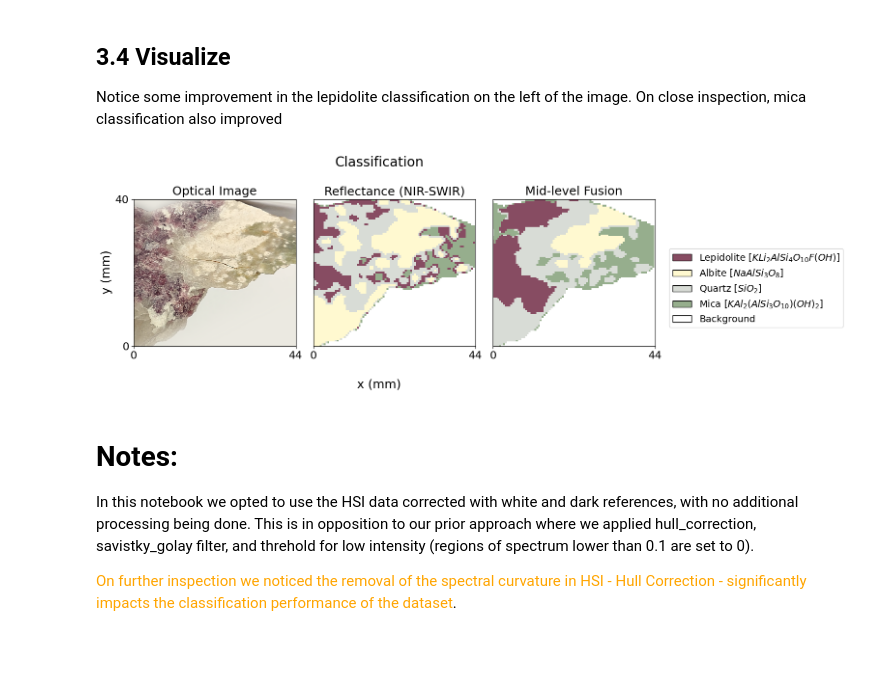
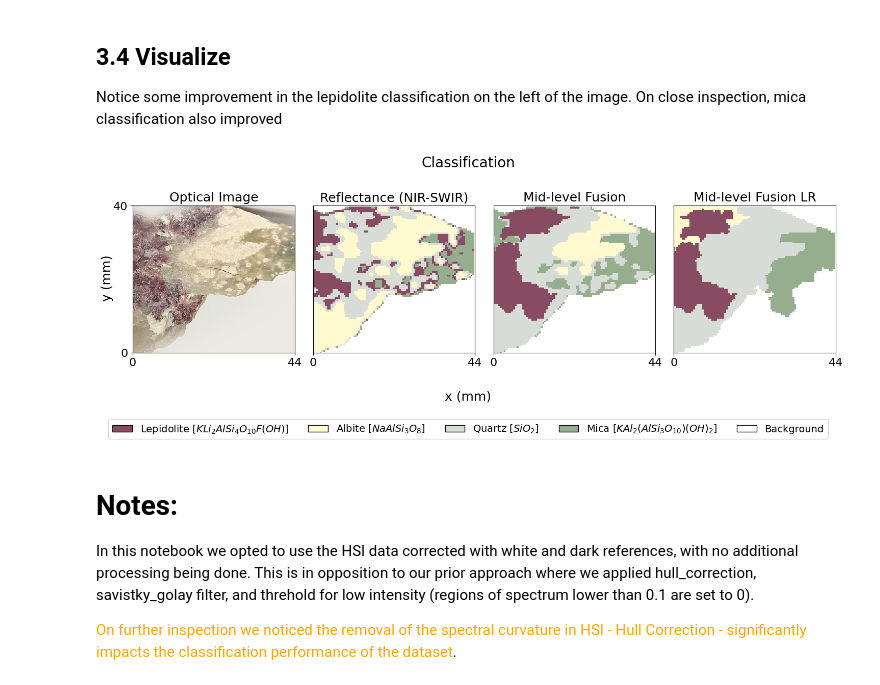
Before and after one commit to tomasjmlopes/LIBS_Tools, a Jupyter notebook: SLIC_Collab/hsi_upscale_libs.ipynb, the cells around one changed output. Cells and saved outputs as stored; diff of their text form; code cells hidden in the pictures; blank space fills up the shorter version.

```diff
--- a/SLIC_Collab/hsi_upscale_libs.ipynb
+++ b/SLIC_Collab/hsi_upscale_libs.ipynb
@@ -267,6 +286,7 @@ libs_flat = libs_flat.reshape(libs_flat.shape[0], -1).T
 
 # Apply gaussian filter to the HSI dataset
 hsi_flat = gaussian_filter(hsi_dset_pro, axes = (0, 1), sigma = 0.5).reshape(-1, spectral_size_hsi + end_band)
+hsi_flat_slic = gaussian_filter(hsi_slic_upsample, axes = (0, 1), sigma = 0.5).reshape(-1, spectral_size_hsi + end_band)
 # %% [markdown]
 ## 3.1 Feature Extraction
 # %%
@@ -278,6 +298,7 @@ hsi_scaled = hsi_flat
 n_comps = 5
 pca = PCA(n_components = n_comps) # 4 to 6 components explain 99.8% of variance
 hsi_features = pca.fit_transform(hsi_scaled)
+hsi_slic_features = pca.fit_transform(hsi_flat_slic)
 # %%
 np.cumsum(pca.explained_variance_ratio_)
 # %% [output]
@@ -297,7 +318,13 @@ The features extracted for hyperspectral imaging (principal components extracted
 # %%
 l_w = 2
 h_w = 1
+
+ls_w = 2
+hs_w = 1
+
 mid_fusion = np.concatenate([h_w*hsi_features, l_w*libs_features], axis = 1)
+mid_fusion_slics = np.concatenate([hs_w*hsi_slic_features, ls_w*libs_features], axis = 1)
+
 mid_fusion.shape
 # %% [output]
 (7040, 22)
@@ -315,6 +342,9 @@ classifier = KMeans(n_clusters = n_clusters, random_state = 10)
 mid_fusion_labels = classifier.fit_predict(mid_fusion)
 mid_fusion_labels = mid_fusion_labels.reshape(x_size, y_size)
 
+mid_fusion_slic_labels = classifier.fit_predict(mid_fusion_slics)
+mid_fusion_slic_labels = mid_fusion_slic_labels.reshape(x_size, y_size)
+
 hsi_labels = classifier.fit_predict(hsi_features)
 hsi_labels = hsi_labels.reshape(x_size, y_size)
 # %% [markdown]
@@ -335,7 +365,7 @@ minerals = [r'Lepidolite [$KLi_2AlSi_4O_{10}F(OH)$]',
 cmp_collaborative = ListedColormap([colors[i] for i in collaborative_order])
 cmp_hsi = ListedColormap([colors[i] for i in hsi_order])
 # %%
-fig, axs = plt.subplots(1, 3, figsize = (12, 5))
+fig, axs = plt.subplots(1, 4, figsize = (15, 5))
 
 fig.suptitle("Classification", fontsize = 20)
 
@@ -353,37 +383,46 @@ ax.set_ylim(0, x_size)
 
 ax = axs[2]
 ax.imshow(mid_fusion_labels[::, ::-1], cmap = cmp_collaborative)
 ax.set_title("Mid-level Fusion", fontsize = 18)
 ax.set_xticks([0, y_size])
 ax.set_xticklabels([0, y_size//2], fontsize = 16)
 ax.set_yticks([ ])
 ax.set_xlim(0, y_size)
 ax.set_ylim(0, x_size)
 
 
 ax = axs[1]
 ax.imshow(hsi_labels[::, ::-1], cmap = cmp_hsi)
 ax.set_title("Reflectance (NIR-SWIR)", fontsize = 18)
 ax.set_xticks([0, y_size])
 ax.set_xticklabels([0, y_size//2], fontsize = 16)
 ax.set_yticks([ ])
 ax.set_xlim(0, y_size)
 ax.set_ylim(0, x_size)
 
+ax = axs[3]
+ax.imshow(mid_fusion_slic_labels[::, ::-1], cmap = cmp_hsi)
+ax.set_title("Mid-level Fusion LR", fontsize = 18)
+ax.set_xticks([0, y_size])
+ax.set_xticklabels([0, y_size//2], fontsize = 16)
+ax.set_yticks([ ])
+ax.set_xlim(0, y_size)
+ax.set_ylim(0, x_size)
+
 handles = []
 
 hls = []
 for color,mineral in zip(colors,minerals):
-    patch = mpatches.Patch(color=color, label=mineral,ec='k')
+    patch = mpatches.Patch(color = color, label = mineral, ec = 'k')
     hls.append(patch)
 
 fig.supxlabel("x (mm)", fontsize = 18)
 fig.supylabel("y (mm)", fontsize = 18)
-fig.legend(handles = hls, loc = 'lower center', ncol = 1, fontsize = 14, bbox_to_anchor = (1.15, 0.25))
+fig.legend(handles = hls, loc = 'lower center', ncol = 5, fontsize = 14, bbox_to_anchor = (0.5, -0.15))
 fig.tight_layout()
-# fig.savefig("Images/Classification_results_w_optical.jpg", dpi = 300)
+# fig.savefig("Images/Classification_results_w_optical_LR.jpg", dpi = 300)
 # %% [output]
-[figure, old version]
+[figure, new version]
 # %% [markdown]
 
 # Notes:
```
Also changed, not shown: parts of 7 cells of this notebook, 17 other files.
